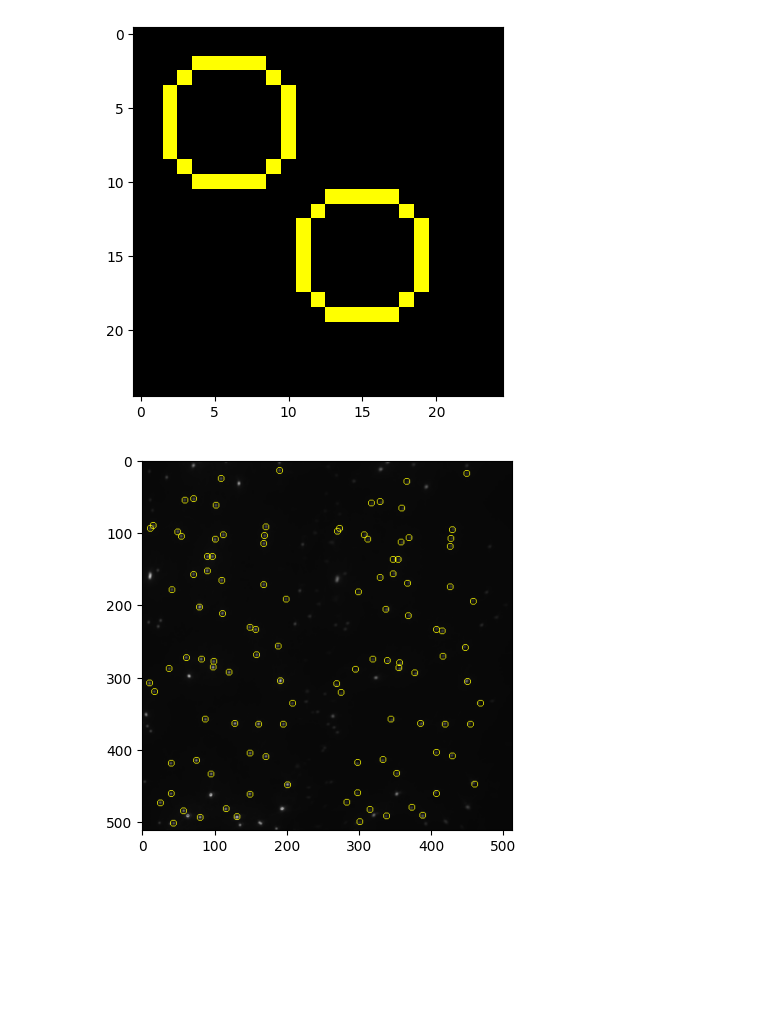
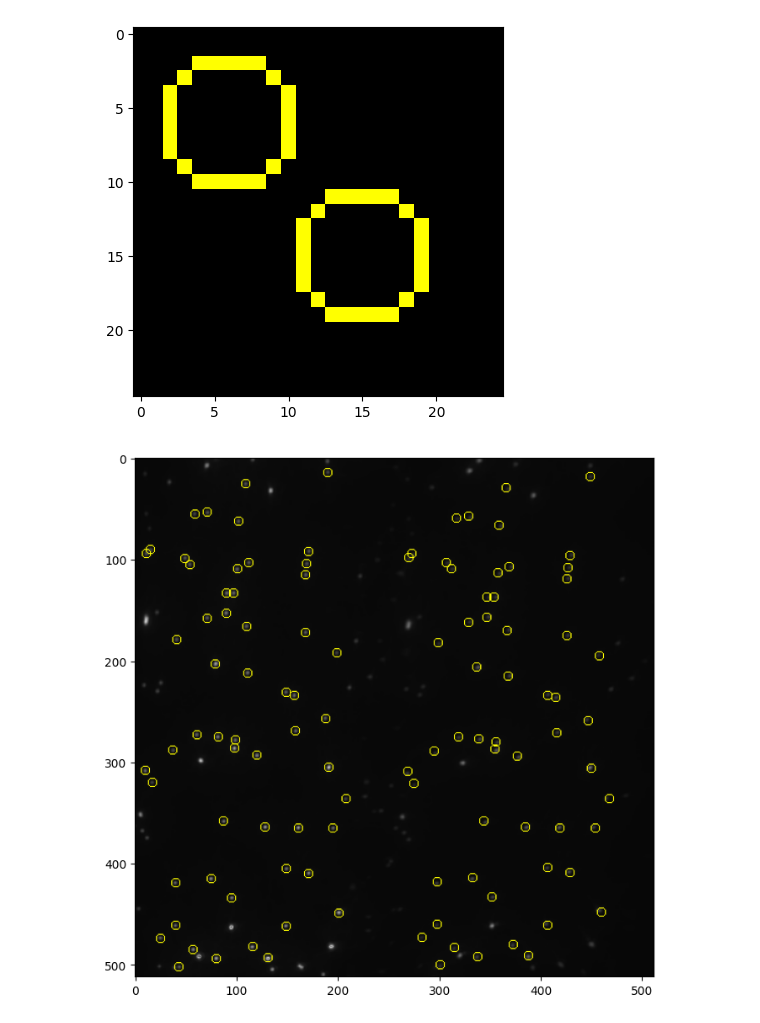
Before and after one commit to ljhason/smImaging-Exploration, a Jupyter notebook: Peaks Plots/circle.ipynb, the cells around one changed output. Saved outputs shown, nothing was run; the diff lists cells and outputs as text; code cells hidden in the pictures; blank space fills up the shorter version.

```diff
--- a/Peaks Plots/circle.ipynb
+++ b/Peaks Plots/circle.ipynb
@@ -41,6 +41,18 @@ plt.imshow(circle_array)
 # %%
 y_centre = np.concatenate((poly_pair_arr_CH1_tol4_10[:,1], poly_pair_arr_CH2_tol4_10[:,1]), axis=None)
 x_centre = np.concatenate((poly_pair_arr_CH1_tol4_10[:,0], poly_pair_arr_CH2_tol4_10[:,0]), axis=None)
-plot_circle(image, 4, y_centre, x_centre, image.shape[0])
+circle_array = draw_circle(4, y_centre, x_centre, image.shape[0])
+
+mask = (circle_array == [255, 255, 0]).all(axis=-1)
+if image.ndim == 2:
+    image_3d = np.repeat(image[..., np.newaxis], 3, -1)
+elif image.ndim==3 and image.shape[2]==3:
+    image_3d = image
+image_3d[mask] = [255, 255, 0]
+
+fig = plt.figure(figsize=(8,8))
+ax = fig.subplots()
+plt.imshow(image_3d)
+plt.show()
 # %% [output]
-[figure, old version]
+[figure, new version]
```
Also changed, not shown: parts of 9 cells of this notebook, 2 other files.
